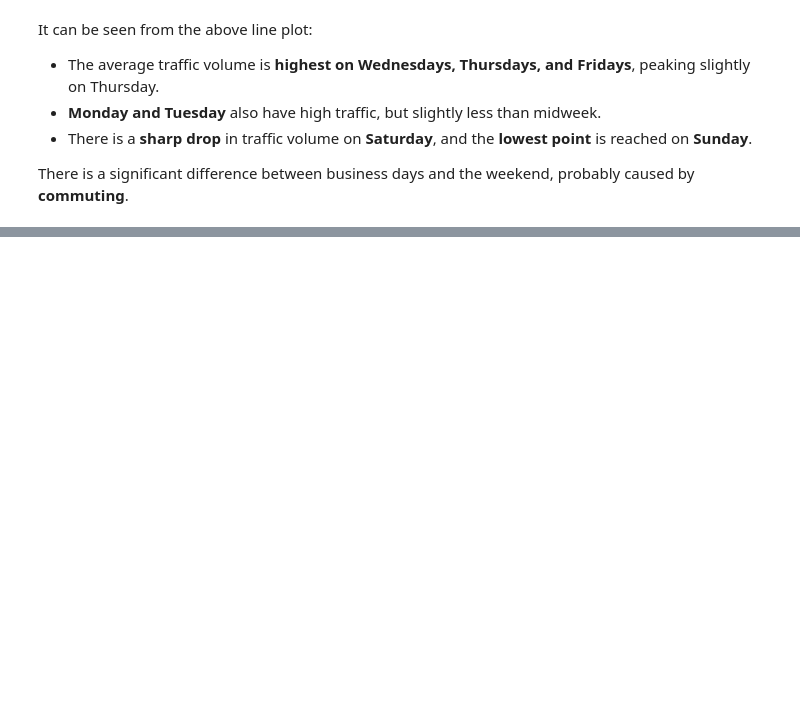
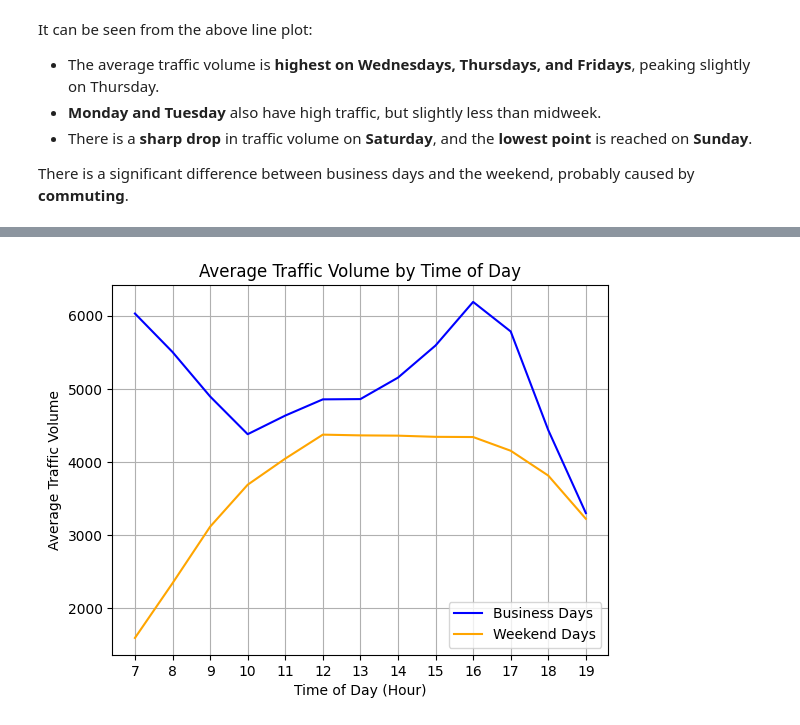
Before and after one commit to jackren0000/Finding-Heavy-Traffic-Indicators-on-I-94, a Jupyter notebook: main.ipynb, the cells around one changed output, grey strips where cells are left out. Drawn from its saved outputs; the diff is of its cells as text; code cells hidden in the pictures; blank space fills up the shorter version.

Commit message:
Update time indicator of the time of day.

```diff
--- a/main.ipynb
+++ b/main.ipynb
@@ -217,0 +225,13 @@ There is a significant difference between business days and the weekend, probabl
+# %%
+# calculate the average traffic volume by time of day
+daytime_df['time_of_day'] = daytime_df['date_time'].dt.hour
+
+# seperate the weenkends from weekdays
+business_days = daytime_df[daytime_df['day_of_week'] < 5].copy()
+weekend_days = daytime_df[daytime_df['day_of_week'] >= 5].copy()
+
+by_time_of_business_day = business_days.groupby('time_of_day').mean(numeric_only=True)
+by_time_of_weekend = weekend_days.groupby('time_of_day').mean(numeric_only=True)
+
+print(by_time_of_business_day['traffic_volume'])
+print(by_time_of_weekend['traffic_volume'])
@@ -217,0 +256,12 @@ There is a significant difference between business days and the weekend, probabl
+# %%
+plt.plot(by_time_of_business_day.index, by_time_of_business_day['traffic_volume'], label='Business Days', color='blue')
+plt.plot(by_time_of_weekend.index, by_time_of_weekend['traffic_volume'], label='Weekend Days', color='orange')
+plt.xlabel('Time of Day (Hour)')
+plt.ylabel('Average Traffic Volume')
+plt.title('Average Traffic Volume by Time of Day')
+plt.xticks(range(7, 20, 1))
+plt.legend()
+plt.grid()
+plt.show()
+# %% [output]
+[figure, added]
```
Also changed, not shown: parts of 3 cells of this notebook.
